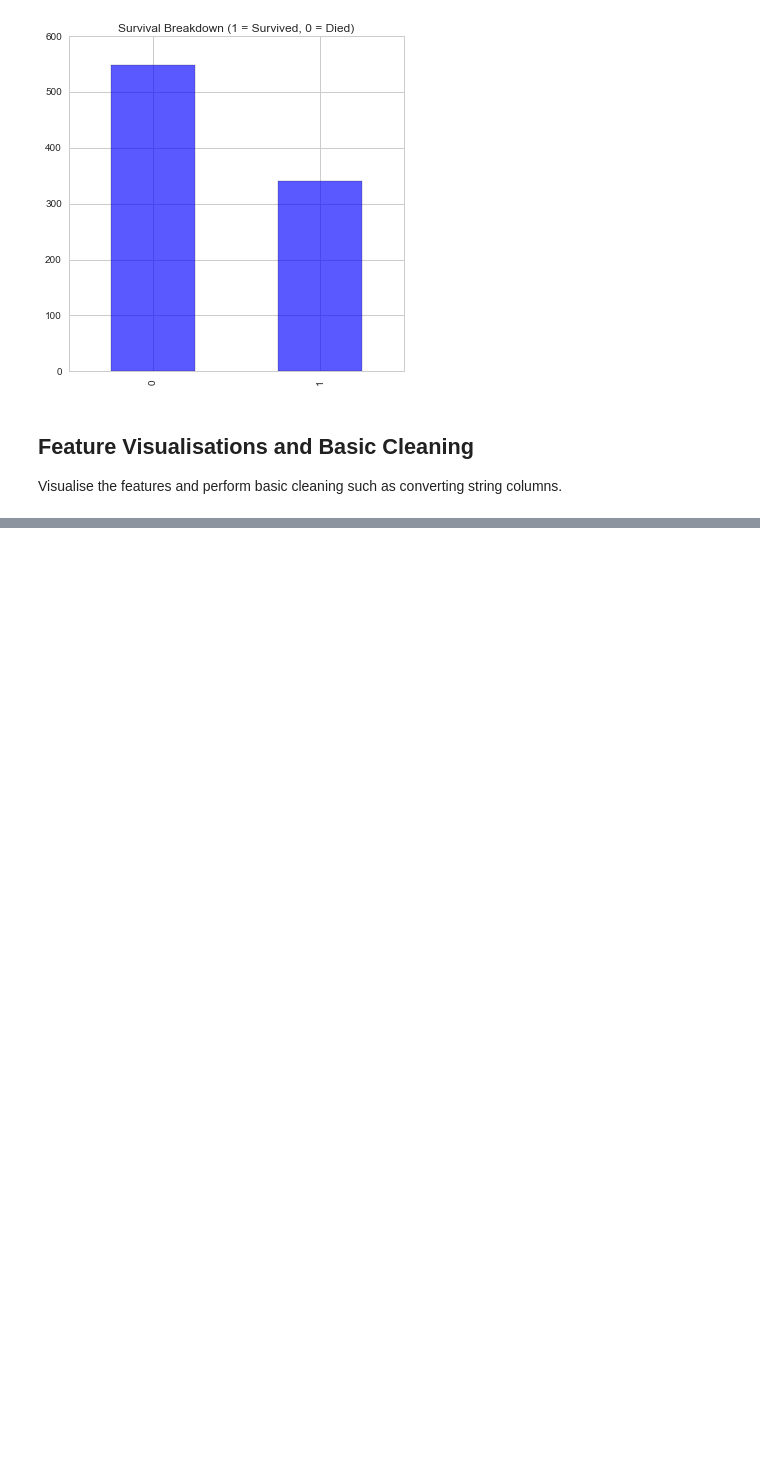
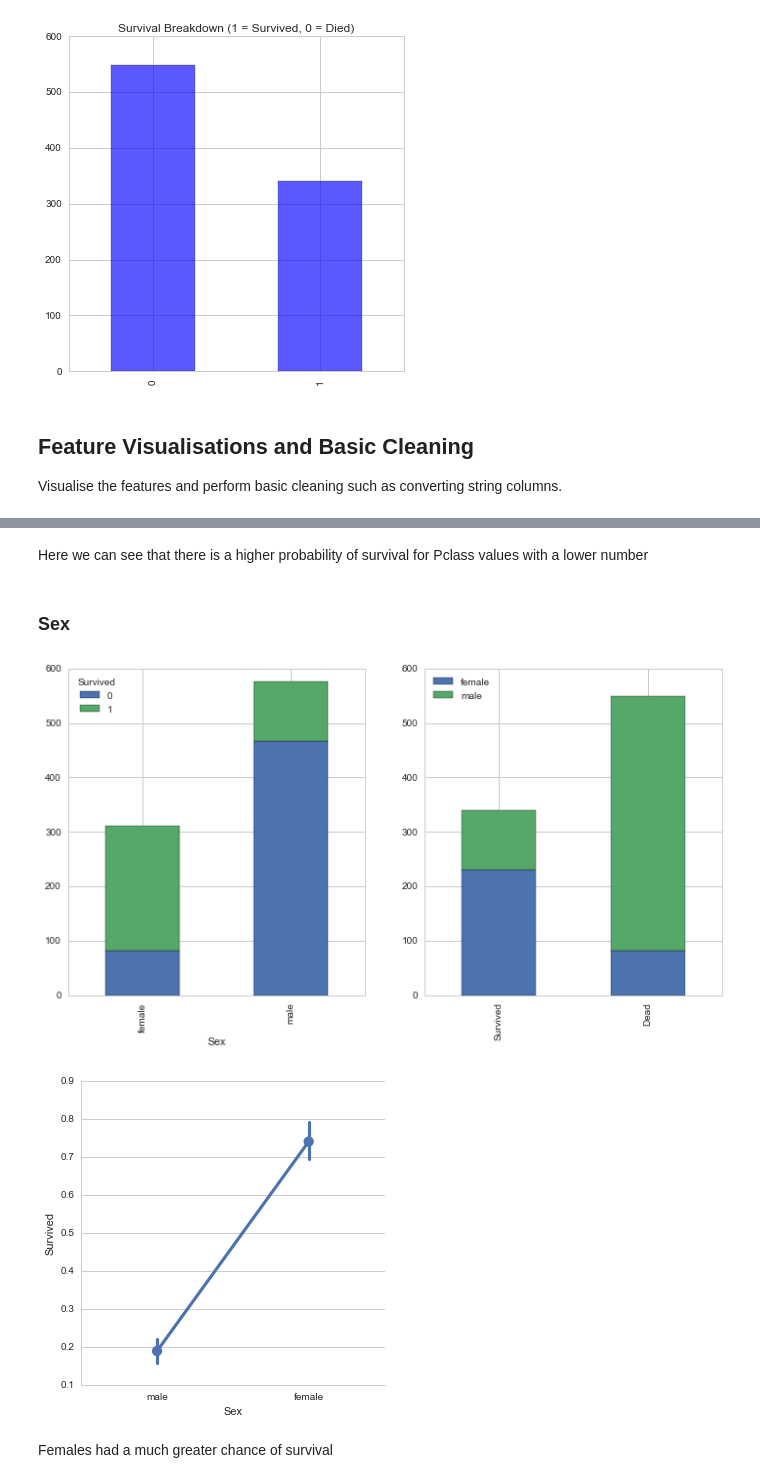
Before and after one commit to Statoil/KagglePlayground, a Jupyter notebook: Titanic/Python/Visualise.ipynb, the cells around one changed output, grey strips where cells are left out. Drawn from its saved outputs; the diff is of its cells as text; code cells hidden in the pictures; blank space fills up the shorter version.

```diff
--- a/Titanic/Python/Titanic.ipynb
+++ b/Titanic/Python/Visualise.ipynb
@@ -214,0 +202,11 @@ sns.factorplot('Pclass','Survived',order=[1,2,3], data=titanic_df,size=5);
+# %% [markdown]
+Here we can see that there is a higher probability of survival for Pclass values with a lower number
+# %% [markdown]
+### Sex ###
+# %%
+basic_plots('Sex')
+# %% [output]
+[figure, added]
+[figure, added]
+# %% [markdown]
+Females had a much greater chance of survival
```
Also changed, not shown: parts of 24 cells of this notebook, 2 other files.
